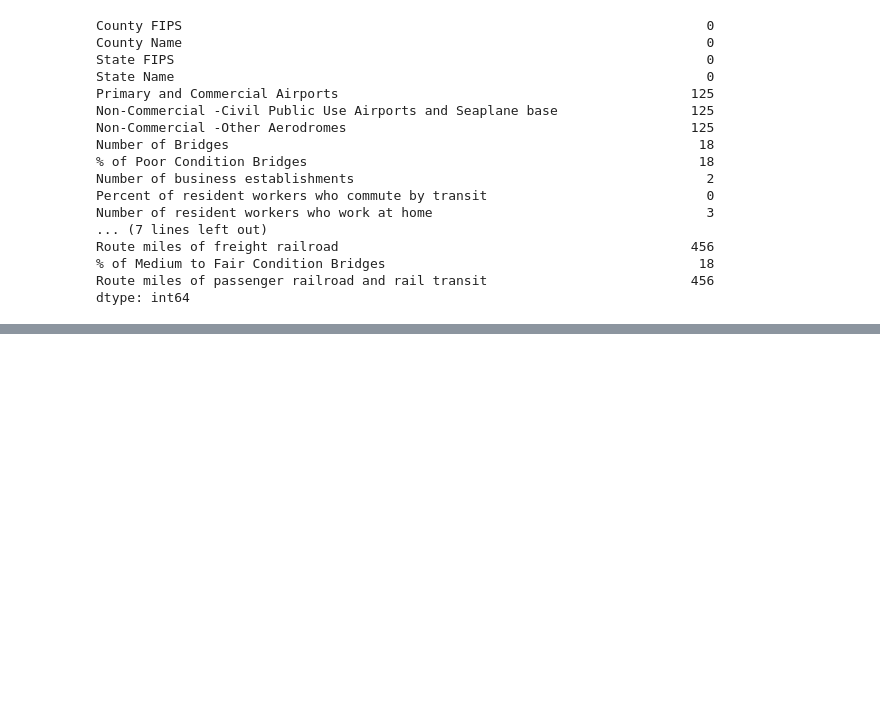
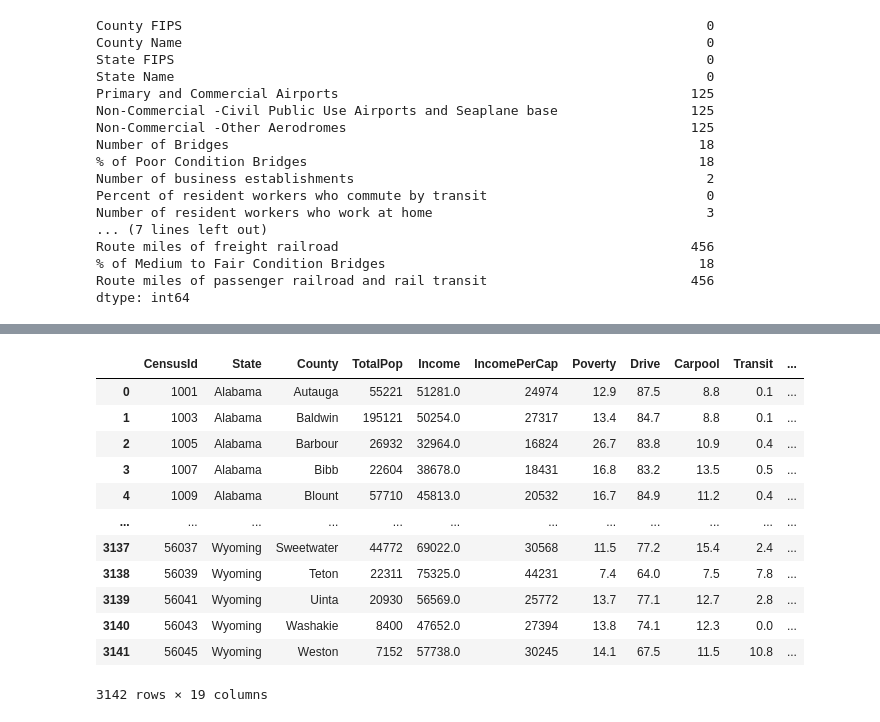
Before and after one commit to c-biancone/ISCH-370_Project, a Jupyter notebook: ISCH370_Group2.ipynb, the cells around one changed output, grey strips where cells are left out. Drawn from its saved outputs; the diff is of its cells as text; code cells hidden in the pictures; blank space fills up the shorter version.

```diff
--- a/ISCH370_Group2.ipynb
+++ b/ISCH370_Group2.ipynb
@@ -70,0 +172,19 @@ countyTransCleaned['Number of resident workers who work at home'].fillna(0, inpl
+# %%
+# get rid of puerto rico :(
+census = census.loc[(census['State'] != 'Puerto Rico')]
+census
+# same size!!
+# %% [output]
+|  | CensusId | State | County | TotalPop | Income | IncomePerCap | Poverty | Drive | Carpool | Transit | ... |
+| 0 | 1001 | Alabama | Autauga | 55221 | 51281.0 | 24974 | 12.9 | 87.5 | 8.8 | 0.1 | ... |
+| 1 | 1003 | Alabama | Baldwin | 195121 | 50254.0 | 27317 | 13.4 | 84.7 | 8.8 | 0.1 | ... |
+| 2 | 1005 | Alabama | Barbour | 26932 | 32964.0 | 16824 | 26.7 | 83.8 | 10.9 | 0.4 | ... |
+| 3 | 1007 | Alabama | Bibb | 22604 | 38678.0 | 18431 | 16.8 | 83.2 | 13.5 | 0.5 | ... |
+| 4 | 1009 | Alabama | Blount | 57710 | 45813.0 | 20532 | 16.7 | 84.9 | 11.2 | 0.4 | ... |
+| ... | ... | ... | ... | ... | ... | ... | ... | ... | ... | ... | ... |
+| 3137 | 56037 | Wyoming | Sweetwater | 44772 | 69022.0 | 30568 | 11.5 | 77.2 | 15.4 | 2.4 | ... |
+| 3138 | 56039 | Wyoming | Teton | 22311 | 75325.0 | 44231 | 7.4 | 64.0 | 7.5 | 7.8 | ... |
+| 3139 | 56041 | Wyoming | Uinta | 20930 | 56569.0 | 25772 | 13.7 | 77.1 | 12.7 | 2.8 | ... |
+| 3140 | 56043 | Wyoming | Washakie | 8400 | 47652.0 | 27394 | 13.8 | 74.1 | 12.3 | 0.0 | ... |
+| 3141 | 56045 | Wyoming | Weston | 7152 | 57738.0 | 30245 | 14.1 | 67.5 | 11.5 | 10.8 | ... |
+3142 rows × 19 columns
```
Also changed, not shown: parts of 8 cells of this notebook.
